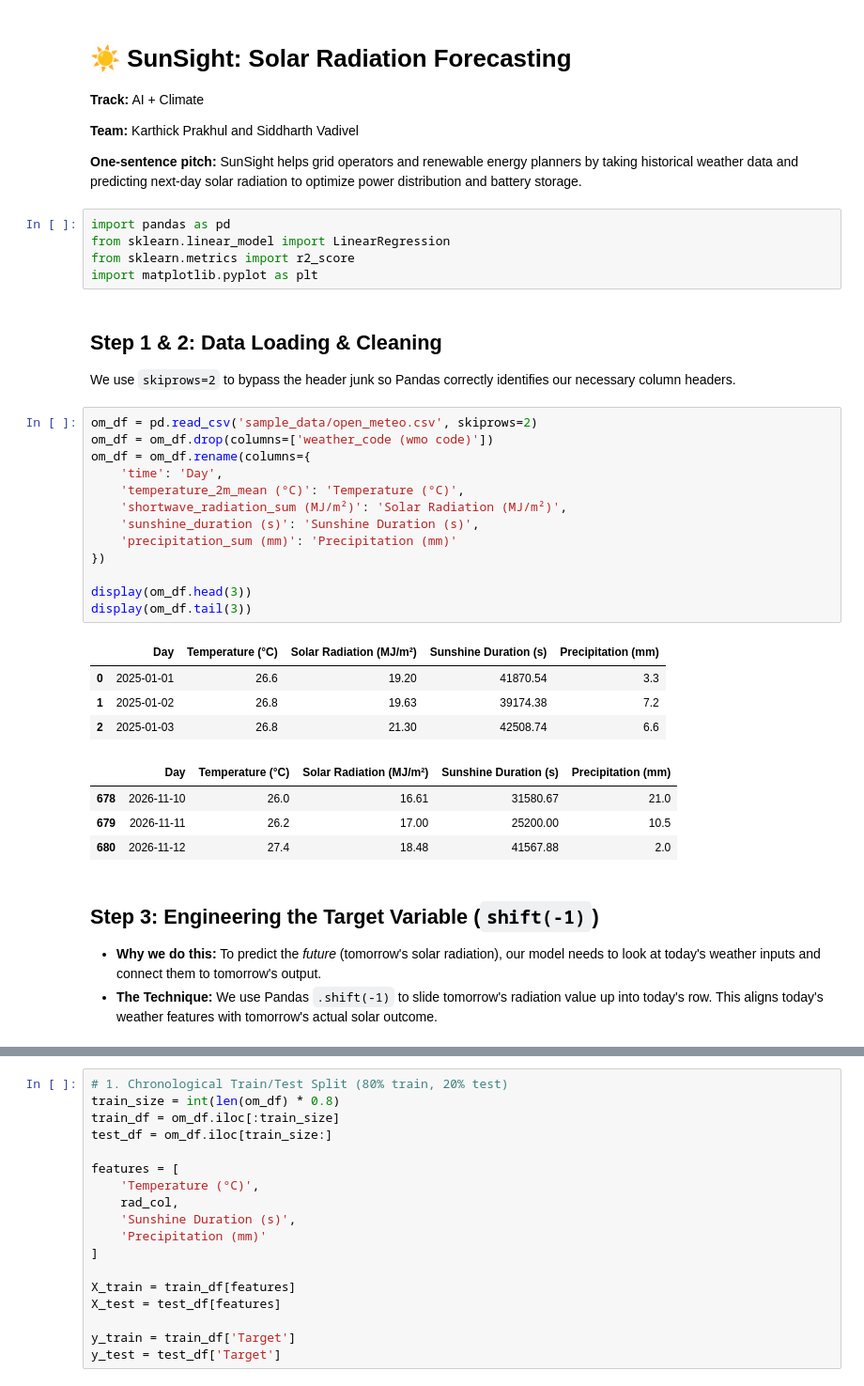
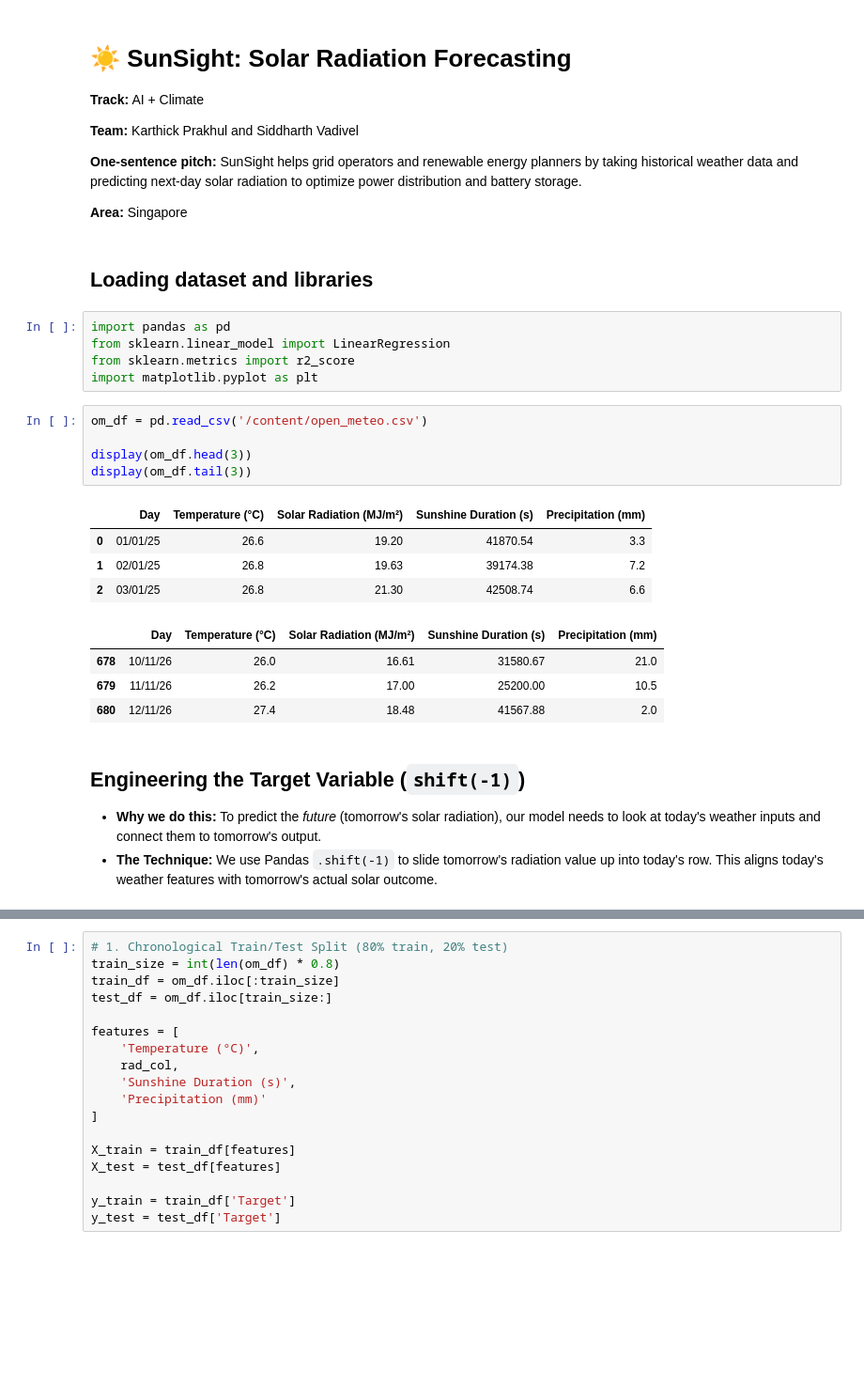
Before and after one commit to prakhulkarthick/sunsight, a Jupyter notebook: Dual-Core.ipynb, the cells around one changed output, grey strips where cells are left out. Shown at 94% size. Saved outputs shown, nothing was run; the diff lists cells and outputs as text; blank space fills up the shorter version.

```diff
--- a/Dual-Core.ipynb
+++ b/Dual-Core.ipynb
@@ -6,38 +6,31 @@
 **Team:** Karthick Prakhul and Siddharth Vadivel
 
 **One-sentence pitch:** SunSight helps grid operators and renewable energy planners by taking historical weather data and predicting next-day solar radiation to optimize power distribution and battery storage.
+
+**Area:** Singapore
+# %% [markdown]
+## **Loading dataset and libraries**
 # %%
 import pandas as pd
 from sklearn.linear_model import LinearRegression
 from sklearn.metrics import r2_score
 import matplotlib.pyplot as plt
-# %% [markdown]
-## Step 1 & 2: Data Loading & Cleaning
-We use `skiprows=2` to bypass the header junk so Pandas correctly identifies our necessary column headers.
-# %%
-om_df = pd.read_csv('sample_data/open_meteo.csv', skiprows=2)
-om_df = om_df.drop(columns=['weather_code (wmo code)'])
-om_df = om_df.rename(columns={
-    'time': 'Day',
-    'temperature_2m_mean (°C)': 'Temperature (°C)',
-    'shortwave_radiation_sum (MJ/m²)': 'Solar Radiation (MJ/m²)',
-    'sunshine_duration (s)': 'Sunshine Duration (s)',
-    'precipitation_sum (mm)': 'Precipitation (mm)'
-})
-
-display(om_df.head(3))
-display(om_df.tail(3))
-# %% [output]
-|  | Day | Temperature (°C) | Solar Radiation (MJ/m²) | Sunshine Duration (s) | Precipitation (mm) |
-| 0 | 2025-01-01 | 26.6 | 19.20 | 41870.54 | 3.3 |
-| 1 | 2025-01-02 | 26.8 | 19.63 | 39174.38 | 7.2 |
-| 2 | 2025-01-03 | 26.8 | 21.30 | 42508.74 | 6.6 |
-|  | Day | Temperature (°C) | Solar Radiation (MJ/m²) | Sunshine Duration (s) | Precipitation (mm) |
-| 678 | 2026-11-10 | 26.0 | 16.61 | 31580.67 | 21.0 |
-| 679 | 2026-11-11 | 26.2 | 17.00 | 25200.00 | 10.5 |
-| 680 | 2026-11-12 | 27.4 | 18.48 | 41567.88 | 2.0 |
+# %%
+om_df = pd.read_csv('/content/open_meteo.csv')
+
+display(om_df.head(3))
+display(om_df.tail(3))
+# %% [output]
+|  | Day | Temperature (°C) | Solar Radiation (MJ/m²) | Sunshine Duration (s) | Precipitation (mm) |
+| 0 | 01/01/25 | 26.6 | 19.20 | 41870.54 | 3.3 |
+| 1 | 02/01/25 | 26.8 | 19.63 | 39174.38 | 7.2 |
+| 2 | 03/01/25 | 26.8 | 21.30 | 42508.74 | 6.6 |
+|  | Day | Temperature (°C) | Solar Radiation (MJ/m²) | Sunshine Duration (s) | Precipitation (mm) |
+| 678 | 10/11/26 | 26.0 | 16.61 | 31580.67 | 21.0 |
+| 679 | 11/11/26 | 26.2 | 17.00 | 25200.00 | 10.5 |
+| 680 | 12/11/26 | 27.4 | 18.48 | 41567.88 | 2.0 |
 # %% [markdown]
-## Step 3: Engineering the Target Variable (`shift(-1)`)
+## Engineering the Target Variable (`shift(-1)`)
 * **Why we do this:** To predict the *future* (tomorrow's solar radiation), our model needs to look at today's weather inputs and connect them to tomorrow's output.
 * **The Technique:** We use Pandas `.shift(-1)` to slide tomorrow's radiation value up into today's row. This aligns today's weather features with tomorrow's actual solar outcome.
 # %%
```
Also changed, not shown: parts of 6 cells of this notebook.
